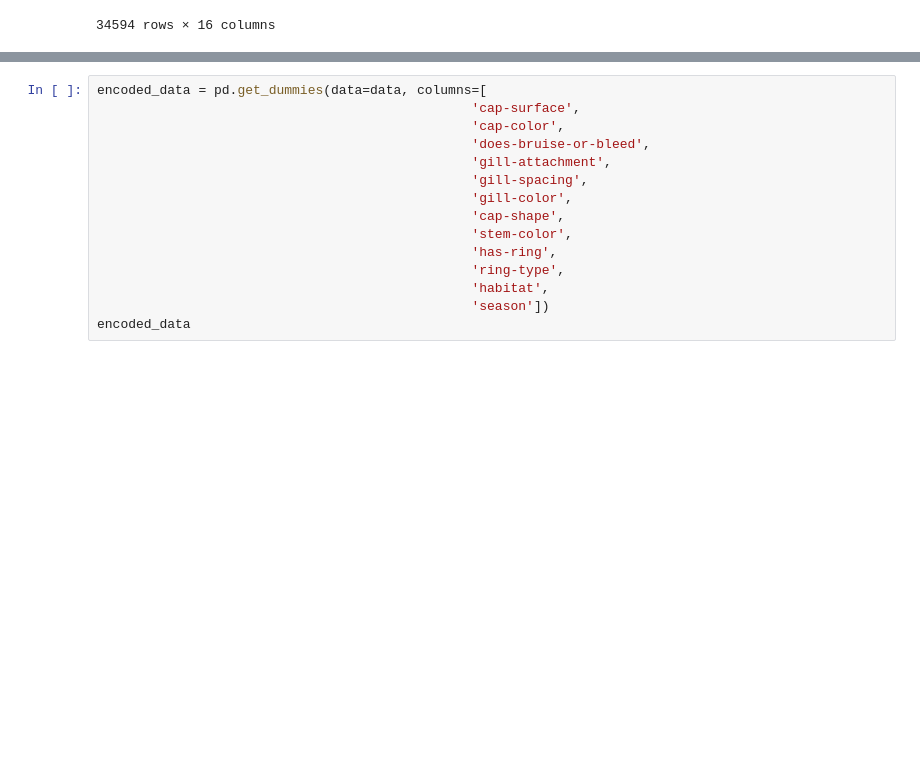
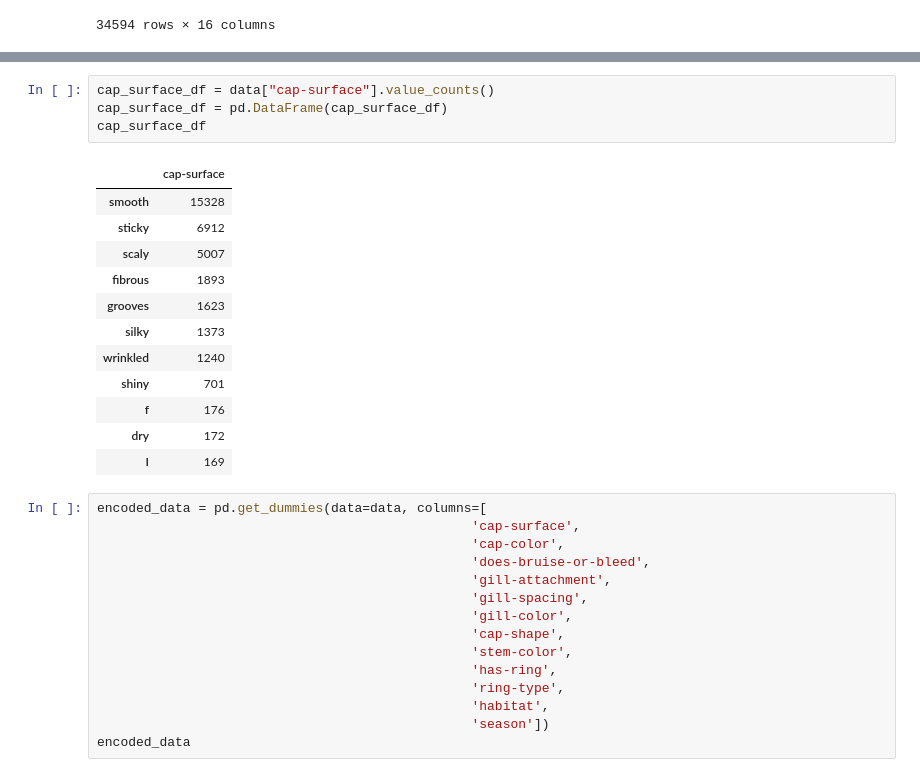
Before and after one commit to lauragabrielson/Mushroom_Classifier, a Jupyter notebook: NA data generation/North American Mushrooms - secondary data.ipynb, the cells around one changed output, grey strips where cells are left out. Saved outputs shown, nothing was run; the diff lists cells and outputs as text; blank space fills up the shorter version.

Commit message:
Second pass at NA data; updating and matching columns.

```diff
--- a/NA data generation/North American Mushrooms - secondary data.ipynb
+++ b/NA data generation/North American Mushrooms - secondary data.ipynb
@@ -59,3 +80,20 @@ data
+# %%
+cap_surface_df = data["cap-surface"].value_counts()
+cap_surface_df = pd.DataFrame(cap_surface_df)
+cap_surface_df
+# %% [output]
+|  | cap-surface |
+| smooth | 15328 |
+| sticky | 6912 |
+| scaly | 5007 |
+| fibrous | 1893 |
+| grooves | 1623 |
+| silky | 1373 |
+| wrinkled | 1240 |
+| shiny | 701 |
+| f | 176 |
+| dry | 172 |
+| I | 169 |
 # %%
 encoded_data = pd.get_dummies(data=data, columns=[
                                                 'cap-surface',
```
Also changed, not shown: parts of 2 cells of this notebook, 4 other files.
